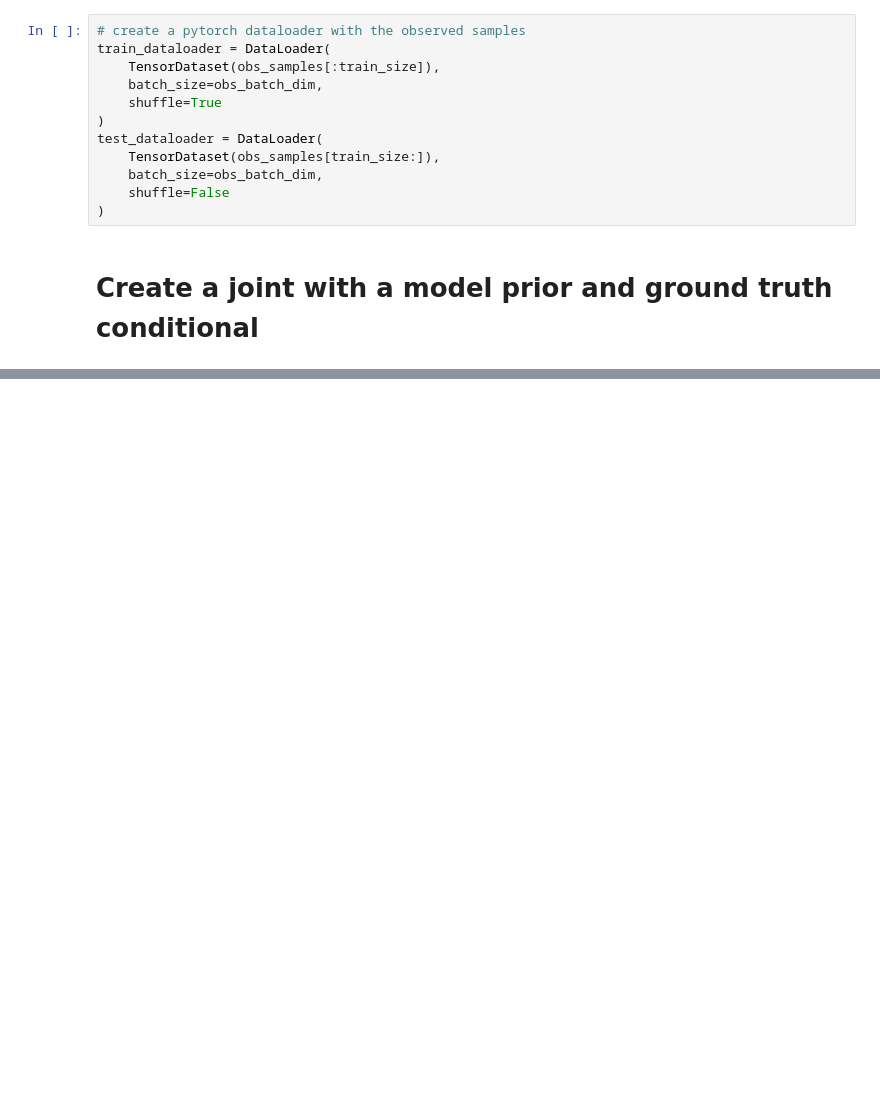
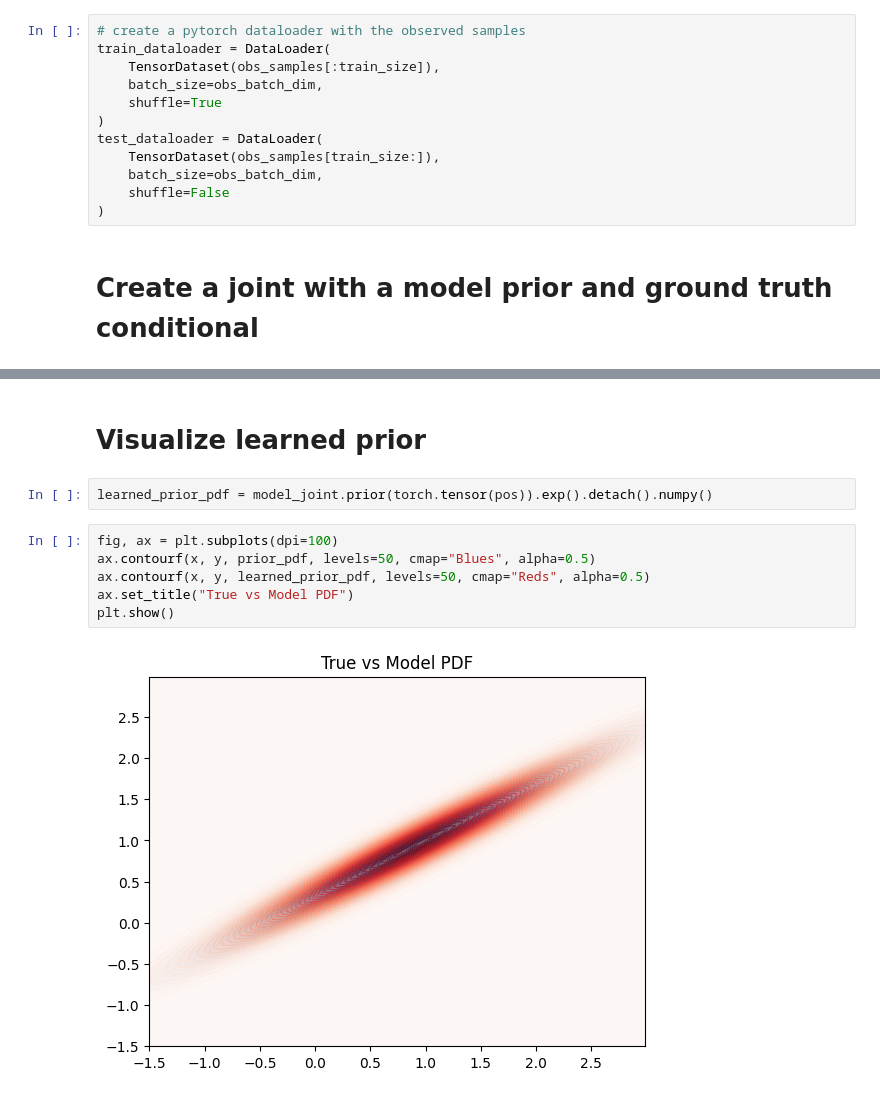
Before and after one commit to suhasshrinivasan/task-transfer, a Jupyter notebook: experiments/gaussian_demo.ipynb, the cells around one changed output, grey strips where cells are left out. Drawn from its saved outputs; the diff is of its cells as text; blank space fills up the shorter version.

```diff
--- a/experiments/gaussian_demo.ipynb
+++ b/experiments/gaussian_demo.ipynb
@@ -105,0 +174,12 @@ for epoch in range(n_epochs):
+# %% [markdown]
+# Visualize learned prior
+# %%
+learned_prior_pdf = model_joint.prior(torch.tensor(pos)).exp().detach().numpy()
+# %%
+fig, ax = plt.subplots(dpi=100)
+ax.contourf(x, y, prior_pdf, levels=50, cmap="Blues", alpha=0.5)
+ax.contourf(x, y, learned_prior_pdf, levels=50, cmap="Reds", alpha=0.5)
+ax.set_title("True vs Model PDF")
+plt.show()
+# %% [output]
+[figure, added]
```
Also changed, not shown: parts of 16 cells of this notebook.
